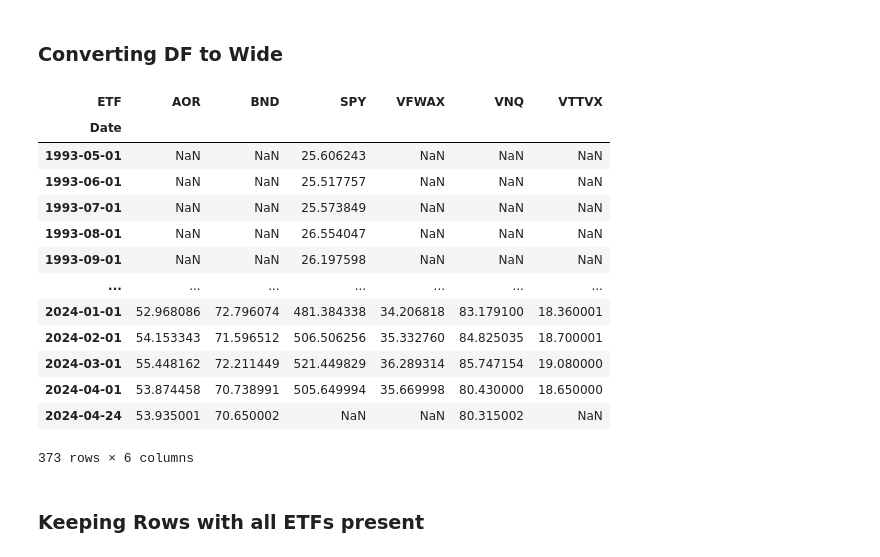
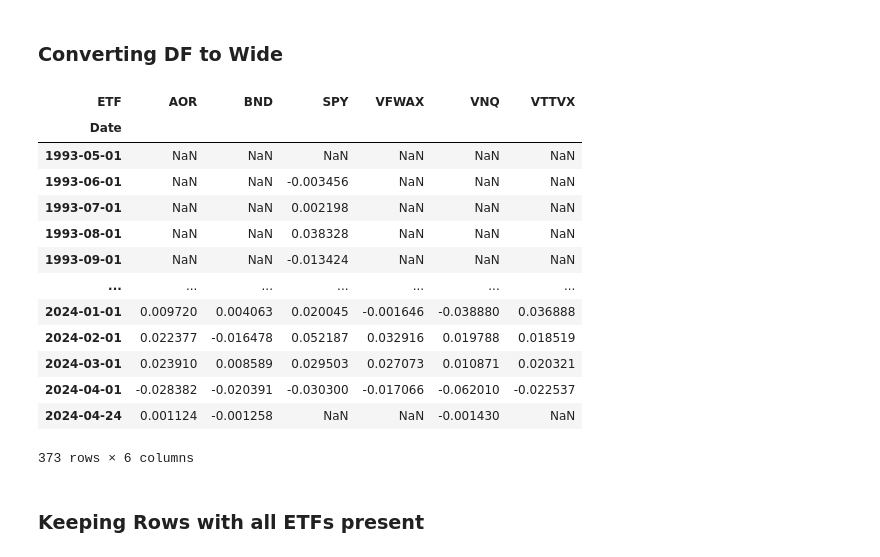
Before and after one commit to justinreed23/investingBackend, a Jupyter notebook: sample_build.ipynb, the cells around one changed output. Cells and saved outputs as stored; diff of their text form; code cells hidden in the pictures.

```diff
--- a/sample_build.ipynb
+++ b/sample_build.ipynb
@@ -31,25 +31,29 @@ etfs_tall
 | 1394 | 2024-03-01 | 19.080000 | VTTVX |
 | 1395 | 2024-04-01 | 18.650000 | VTTVX |
 1396 rows × 3 columns
+# %%
+etfs_tall['ret'] = etfs_tall.groupby('ETF')['Adj Close'].pct_change()
+# %%
+etfs_tall.drop(columns=['Adj Close'], inplace=True)
 # %% [markdown]
 ### Converting DF to Wide ###
 # %%
-etfs_wide = etfs_tall.pivot(index='Date', columns='ETF', values='Adj Close')
+etfs_wide = etfs_tall.pivot(index='Date', columns='ETF', values='ret')
 etfs_wide
 # %% [output]
 | ETF | AOR | BND | SPY | VFWAX | VNQ | VTTVX |
 | Date |  |  |  |  |  |  |
-| 1993-05-01 | NaN | NaN | 25.606243 | NaN | NaN | NaN |
-| 1993-06-01 | NaN | NaN | 25.517757 | NaN | NaN | NaN |
-| 1993-07-01 | NaN | NaN | 25.573849 | NaN | NaN | NaN |
-| 1993-08-01 | NaN | NaN | 26.554047 | NaN | NaN | NaN |
-| 1993-09-01 | NaN | NaN | 26.197598 | NaN | NaN | NaN |
+| 1993-05-01 | NaN | NaN | NaN | NaN | NaN | NaN |
+| 1993-06-01 | NaN | NaN | -0.003456 | NaN | NaN | NaN |
+| 1993-07-01 | NaN | NaN | 0.002198 | NaN | NaN | NaN |
+| 1993-08-01 | NaN | NaN | 0.038328 | NaN | NaN | NaN |
+| 1993-09-01 | NaN | NaN | -0.013424 | NaN | NaN | NaN |
 | ... | ... | ... | ... | ... | ... | ... |
-| 2024-01-01 | 52.968086 | 72.796074 | 481.384338 | 34.206818 | 83.179100 | 18.360001 |
-| 2024-02-01 | 54.153343 | 71.596512 | 506.506256 | 35.332760 | 84.825035 | 18.700001 |
-| 2024-03-01 | 55.448162 | 72.211449 | 521.449829 | 36.289314 | 85.747154 | 19.080000 |
-| 2024-04-01 | 53.874458 | 70.738991 | 505.649994 | 35.669998 | 80.430000 | 18.650000 |
-| 2024-04-24 | 53.935001 | 70.650002 | NaN | NaN | 80.315002 | NaN |
+| 2024-01-01 | 0.009720 | 0.004063 | 0.020045 | -0.001646 | -0.038880 | 0.036888 |
+| 2024-02-01 | 0.022377 | -0.016478 | 0.052187 | 0.032916 | 0.019788 | 0.018519 |
+| 2024-03-01 | 0.023910 | 0.008589 | 0.029503 | 0.027073 | 0.010871 | 0.020321 |
+| 2024-04-01 | -0.028382 | -0.020391 | -0.030300 | -0.017066 | -0.062010 | -0.022537 |
+| 2024-04-24 | 0.001124 | -0.001258 | NaN | NaN | -0.001430 | NaN |
 373 rows × 6 columns
 # %% [markdown]
 ### Keeping Rows with all ETFs present ###
```
Also changed, not shown: parts of 14 cells of this notebook, 4 other files.
